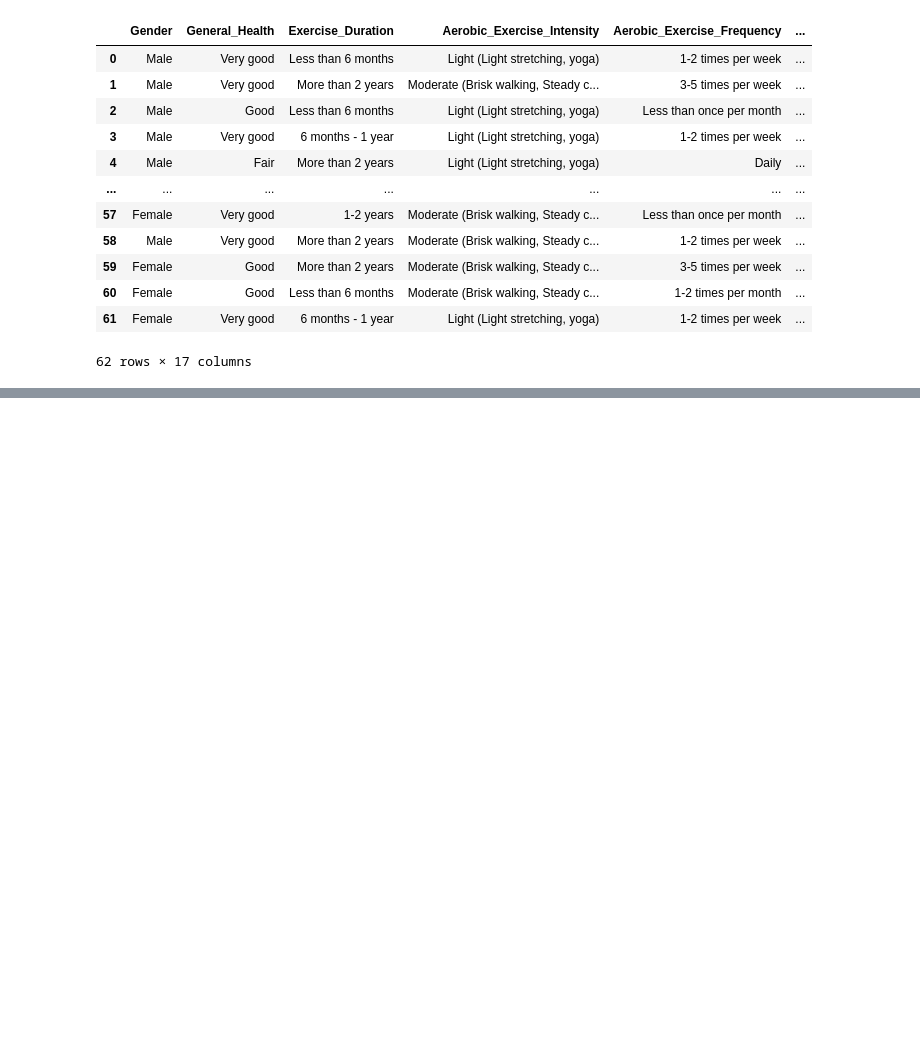
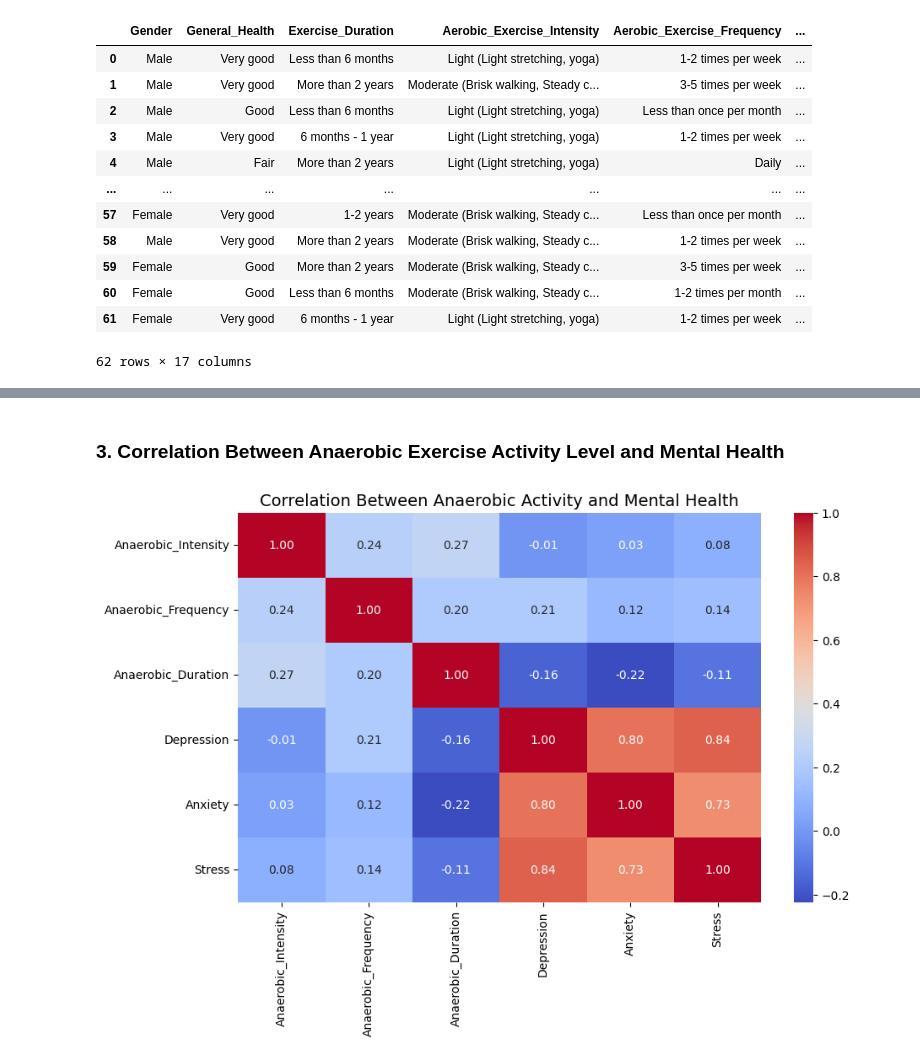
Before and after one commit to Aaron2k02/physical-activity-mental-health-research, a Jupyter notebook: notebook/02_data_analysis.ipynb, the cells around one changed output, grey strips where cells are left out. Cells and saved outputs as stored; diff of their text form; code cells hidden in the pictures; blank space fills up the shorter version.

```diff
--- a/notebook/02_data_analysis.ipynb
+++ b/notebook/02_data_analysis.ipynb
@@ -50,0 +123,26 @@ cleaned_survey_df
+# %% [markdown]
+### 3. Correlation Between Anaerobic Exercise Activity Level and Mental Health
+# %%
+# Encode anaerobic data
+cleaned_survey_df['Anaerobic_Intensity'] = cleaned_survey_df['Anaerobic_Exercise_Intensity'].map({'Light (Light weightlifting, yoga, Pilates)': 1,
+                                                                        'Moderate (Moderate weightlifting, circuit training)': 2,
+                                                                        'Vigorous (Heavy weightlifting, CrossFit)': 3})
+cleaned_survey_df['Anaerobic_Frequency'] = cleaned_survey_df['Anaerobic_Exercise_Frequency'].map({'Less than once per month': 1,
+                                                                        '1-2 times per week': 2,
+                                                                        '3-5 times per week': 3,
+                                                                        'Daily': 4})
+cleaned_survey_df['Anaerobic_Duration'] = cleaned_survey_df['Anaerobic_Exercise_Duration'].map({'Less than 30 minutes': 1,
+                                                                      '30 - 60 minutes': 2,
+                                                                      'More than 60 minutes': 3})
+
+# Correlation matrix
+anaerobic_data = cleaned_survey_df[['Anaerobic_Intensity', 'Anaerobic_Frequency', 'Anaerobic_Duration']]
+correlation_anaerobic = anaerobic_data.join(mental_health_encoded).corr()
+
+# Plot the correlation heatmap
+plt.figure(figsize=(10, 6))
+sns.heatmap(correlation_anaerobic, annot=True, cmap='coolwarm', fmt='.2f')
+plt.title('Correlation Between Anaerobic Activity and Mental Health', fontsize=14)
+plt.show()
+# %% [output]
+[figure, added]
```
Also changed, not shown: parts of 7 cells of this notebook.
